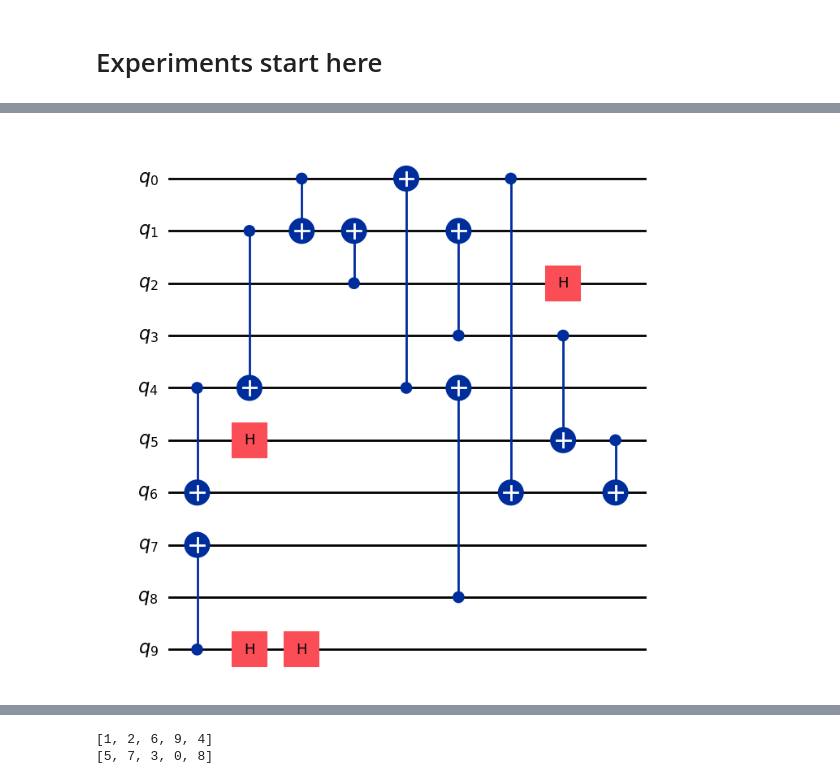
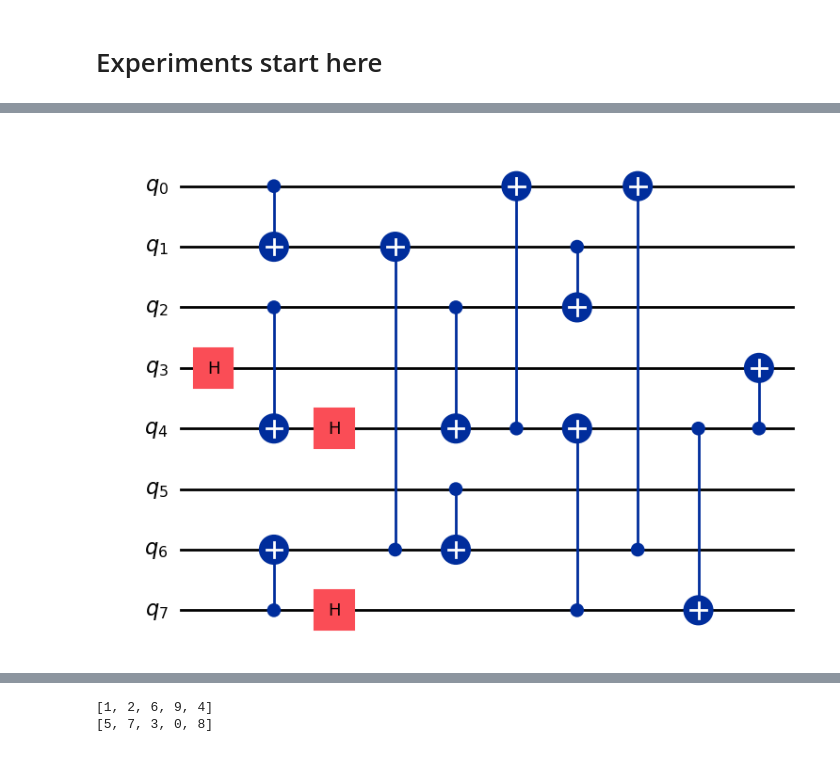
Before and after one commit to awshaffar/google_dmon, a Jupyter notebook: experiments.ipynb, the cells around one changed output, grey strips where cells are left out. Cells and saved outputs as stored; diff of their text form; code cells hidden in the pictures.

Commit message:
generate graph for PPT

```diff
--- a/experiments.ipynb
+++ b/experiments.ipynb
@@ -504,9 +506,9 @@ nx.draw(hardware_graph, with_labels=True)
 # %%
-num_qubits = 10
+num_qubits = 8
 circuit_depth = 15
 random_circuit = generate_random_circuit(num_qubits, circuit_depth)
 random_circuit.draw('mpl')
 # %% [output]
-[figure, old version]
+[figure, new version]
 # %%
 graph = circuit_to_graph(random_circuit, hardware_graph)
```
Also changed, not shown: parts of 4 cells of this notebook, 1 other file.
